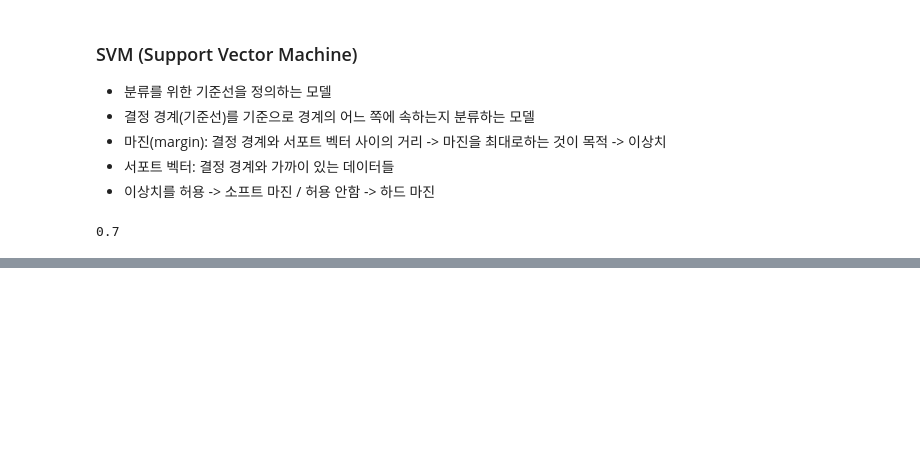
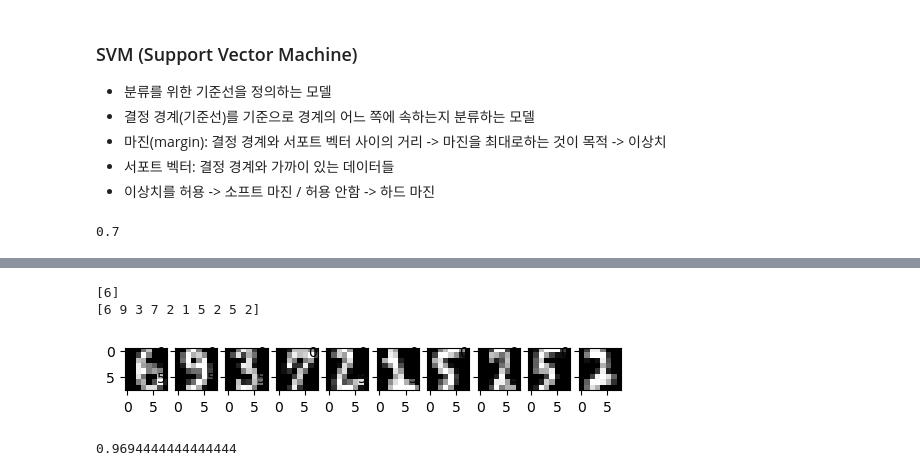
Before and after one commit to nuyhc/AIphoria, a Jupyter notebook: 7. PyTorch/7-2.MLwithTorch.ipynb, the cells around one changed output, grey strips where cells are left out. Drawn from its saved outputs; the diff is of its cells as text; code cells hidden in the pictures; blank space fills up the shorter version.

```diff
--- a/7. PyTorch/7-2.MLwithTorch.ipynb
+++ b/7. PyTorch/7-2.MLwithTorch.ipynb
@@ -70,0 +137,7 @@ metrics.accuracy_score(y_pred, y_test)
+# %%
+from sklearn.linear_model import LogisticRegression
+
+X_train, X_test, y_train, y_test = train_test_split(mnist.data, mnist.target, test_size=0.2, random_state=42)
+
+clf_logitreg = LogisticRegression()
+clf_logitreg.fit(X_train, y_train)
@@ -70,0 +153,17 @@ metrics.accuracy_score(y_pred, y_test)
+# %%
+print(clf_logitreg.predict(X_test[0].reshape(1, -1))) # 단일 이미지
+print(clf_logitreg.predict(X_test[:10])) # 여러장
+# %% [output]
+[6]
+[6 9 3 7 2 1 5 2 5 2]
+# %%
+for idx, img in enumerate(X_test[:10].tolist()):
+    plt.subplot(1, 10, idx+1)
+    plt.imshow(np.reshape(img, (8, 8)), cmap=plt.cm.gray)
+# %% [output]
+[figure, added]
+# %%
+preds = clf_logitreg.predict(X_test)
+clf_logitreg.score(X_test, y_test)
+# %% [output]
+0.9694444444444444
```
Also changed, not shown: parts of 25 cells of this notebook.
